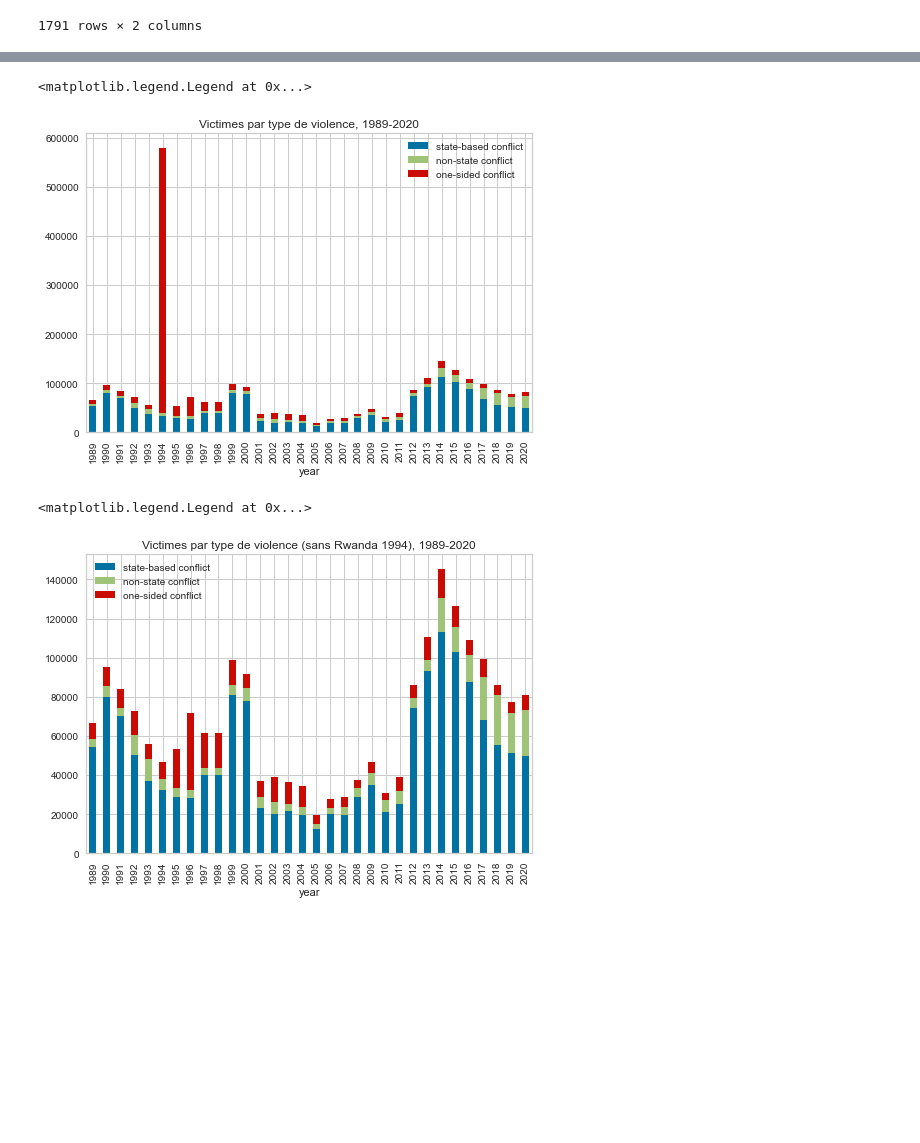
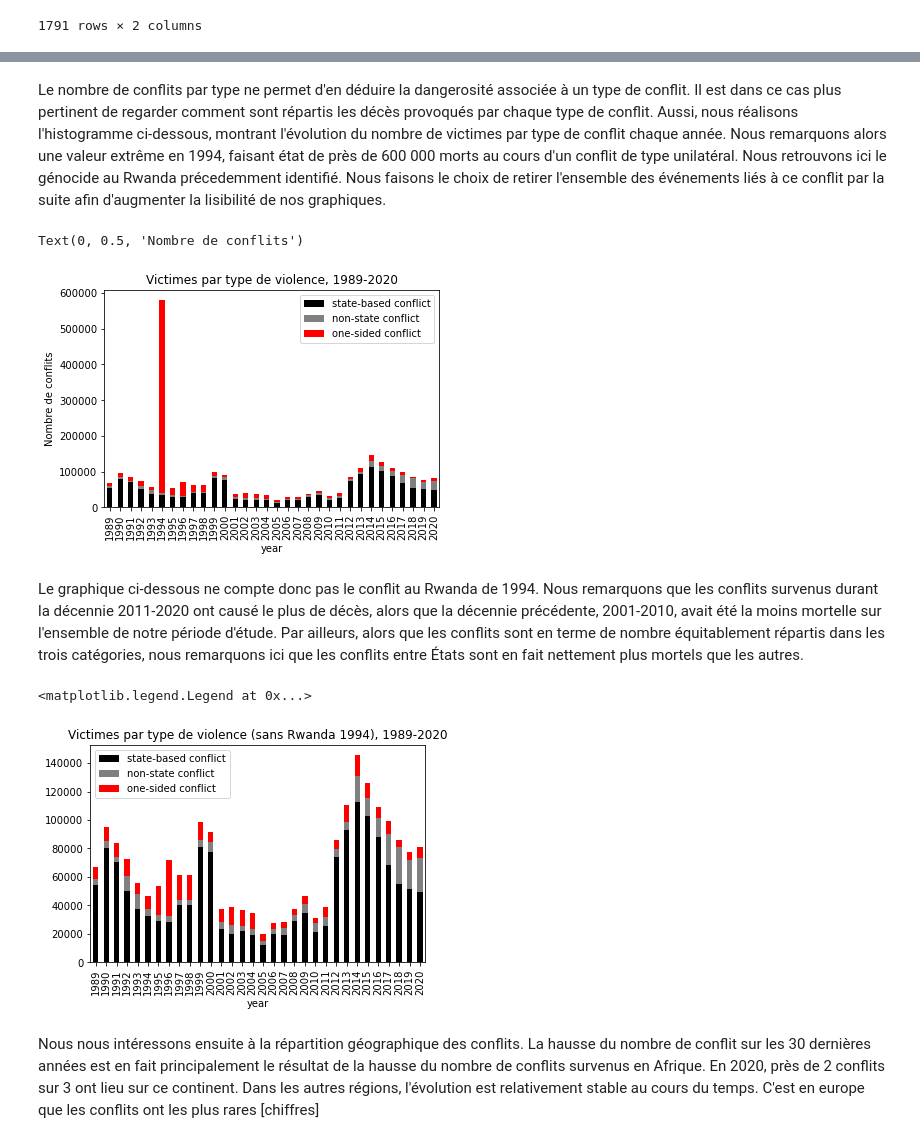
Before and after one commit to LexAdrim/UCDP-project, a Jupyter notebook: Stat_des.ipynb, the cells around one changed output, grey strips where cells are left out. Cells and saved outputs as stored; diff of their text form; code cells hidden in the pictures; blank space fills up the shorter version.

```diff
--- a/Stat_des.ipynb
+++ b/Stat_des.ipynb
@@ -8,6 +8,6 @@ import warnings
 warnings.filterwarnings("ignore")
 # %%
 # 1989-01-01 and 2020-12-31
-df = pd.read_csv(r'C:\Users\matth\OneDrive - GENES\ENSAE 2A\Python pour le data scientist/ged211.csv')
-#df = pd.read_csv('/Users/mcolas/Documents/ged211.csv')
+#df = pd.read_csv(r'C:\Users\matth\OneDrive - GENES\ENSAE 2A\Python pour le data scientist/ged211.csv')
+df = pd.read_csv('/Users/mcolas/Documents/ged211.csv')
 #df = pd.read_csv('../UCDP.csv')
@@ -56,22 +58,30 @@ sns.histplot(data=df_unique_conflit,x='year', hue='type_of_violence', multiple='
+# %% [markdown]
+Le nombre de conflits par type ne permet d'en déduire la dangerosité associée à un type de conflit. Il est dans ce cas plus pertinent de regarder comment sont répartis les décès provoqués par chaque type de conflit. Aussi, nous réalisons l'histogramme ci-dessous, montrant l'évolution du nombre de victimes par type de conflit chaque année. Nous remarquons alors une valeur extrême en 1994, faisant état de près de 600 000 morts au cours d'un conflit de type unilatéral. Nous retrouvons ici le génocide au Rwanda précedemment identifié. Nous faisons le choix de retirer l'ensemble des événements liés à ce conflit par la suite afin d'augmenter la lisibilité de nos graphiques.
 # %%
 # Évolution du nombre de victimes des conflits par type de violence au cours du temps
 df_morts_type = df.pivot_table(values='best', index='year', columns='type_of_violence', aggfunc=sum)
-ax = df_morts_type.plot(kind='bar', stacked=True, title='Victimes par type de violence, 1989-2020')
+ax = df_morts_type.plot(kind='bar', stacked=True, title='Victimes par type de violence, 1989-2020',color=['black', 'grey', 'red'])
 
 ax.legend(['state-based conflict','non-state conflict','one-sided conflict'])
+ax.set_ylabel('Nombre de conflits')
+
 # les conflits entre États sont ceux qui, de loin, génèrent le plus de victimes
 # %% [output]
-<matplotlib.legend.Legend at 0x...>
+Text(0, 0.5, 'Nombre de conflits')
-[figure, old version]
+[figure, new version]
+# %% [markdown]
+Le graphique ci-dessous ne compte donc pas le conflit au Rwanda de 1994. Nous remarquons que les conflits survenus durant la décennie 2011-2020 ont causé le plus de décès, alors que la décennie précédente, 2001-2010, avait été la moins mortelle sur l'ensemble de notre période d'étude. Par ailleurs, alors que les conflits sont en terme de nombre équitablement répartis dans les trois catégories, nous remarquons ici que les conflits entre États sont en fait nettement plus mortels que les autres.
 # %%
 index_to_drop = df[df.country=='Rwanda'][df.year==1994].index.values
 df_corrige = df.drop(index=index_to_drop)
 df_morts_type_corrige = df_corrige.pivot_table(values='best', index='year', columns='type_of_violence', aggfunc=sum)
-ax = df_morts_type_corrige.plot(kind='bar', stacked=True, title='Victimes par type de violence (sans Rwanda 1994), 1989-2020')
+ax = df_morts_type_corrige.plot(kind='bar', stacked=True, title='Victimes par type de violence (sans Rwanda 1994), 1989-2020',color=['black', 'grey', 'red'])
 
 ax.legend(['state-based conflict','non-state conflict','one-sided conflict'])
 # %% [output]
 <matplotlib.legend.Legend at 0x...>
-[figure, old version]
+[figure, new version]
+# %% [markdown]
+Nous nous intéressons ensuite à la répartition géographique des conflits. La hausse du nombre de conflit sur les 30 dernières années est en fait principalement le résultat de la hausse du nombre de conflits survenus en Afrique. En 2020, près de 2 conflits sur 3 ont lieu sur ce continent. Dans les autres régions, l'évolution est relativement stable au cours du temps. C'est en europe que les conflits ont les plus rares [chiffres]
 # %%
 # Évolution du nombre de conflits par région
```
Also changed, not shown: parts of 12 cells of this notebook.
